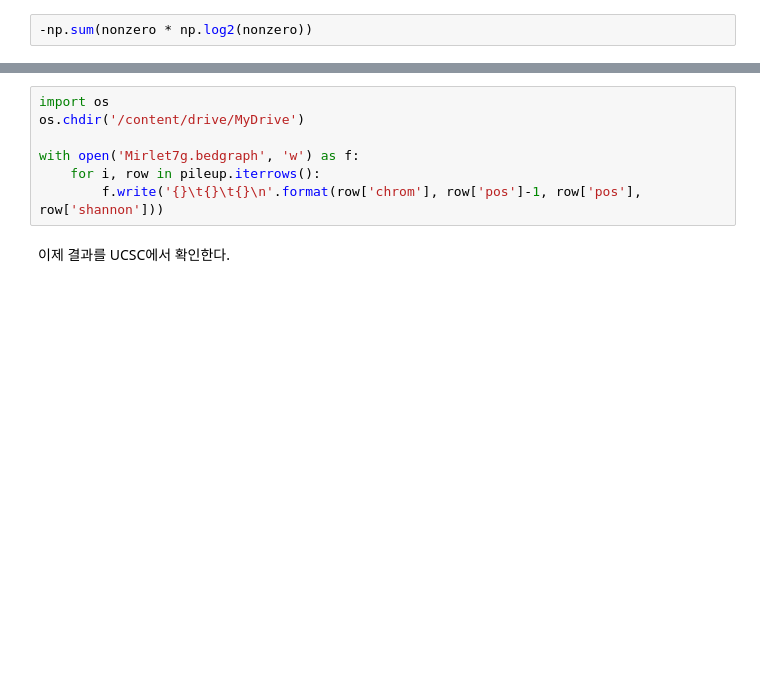
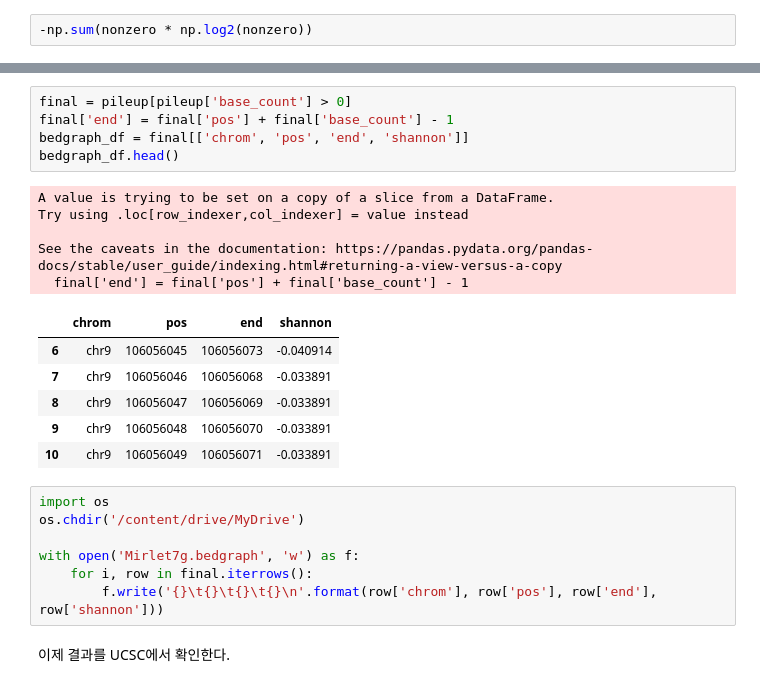
Before and after one commit to WoobeenJeong/miRNA_motif_finding, a Jupyter notebook: CoLab_TermProj_2023_3.ipynb, the cells around one changed output, grey strips where cells are left out. Drawn from its saved outputs; the diff is of its cells as text; blank space fills up the shorter version.

```diff
--- a/CoLab_TermProj_2023_3.ipynb
+++ b/CoLab_TermProj_2023_3.ipynb
@@ -458,9 +465,26 @@ plt.show()
+# %%
+final = pileup[pileup['base_count'] > 0]
+final['end'] = final['pos'] + final['base_count'] - 1
+bedgraph_df = final[['chrom', 'pos', 'end', 'shannon']]
+bedgraph_df.head()
+# %% [output]
+A value is trying to be set on a copy of a slice from a DataFrame.
+Try using .loc[row_indexer,col_indexer] = value instead
+
+See the caveats in the documentation: https://pandas.pydata.org/pandas-docs/stable/user_guide/indexing.html#returning-a-view-versus-a-copy
+  final['end'] = final['pos'] + final['base_count'] - 1
+|  | chrom | pos | end | shannon |
+| 6 | chr9 | 106056045 | 106056073 | -0.040914 |
+| 7 | chr9 | 106056046 | 106056068 | -0.033891 |
+| 8 | chr9 | 106056047 | 106056069 | -0.033891 |
+| 9 | chr9 | 106056048 | 106056070 | -0.033891 |
+| 10 | chr9 | 106056049 | 106056071 | -0.033891 |
 # %%
 import os
 os.chdir('/content/drive/MyDrive')
 
 with open('Mirlet7g.bedgraph', 'w') as f:
-    for i, row in pileup.iterrows():
-        f.write('{}\t{}\t{}\n'.format(row['chrom'], row['pos']-1, row['pos'], row['shannon']))
+    for i, row in final.iterrows():
+        f.write('{}\t{}\t{}\t{}\n'.format(row['chrom'], row['pos'], row['end'], row['shannon']))
 # %% [markdown]
 이제 결과를 UCSC에서 확인한다.
```
Also changed, not shown: parts of 6 cells of this notebook.
